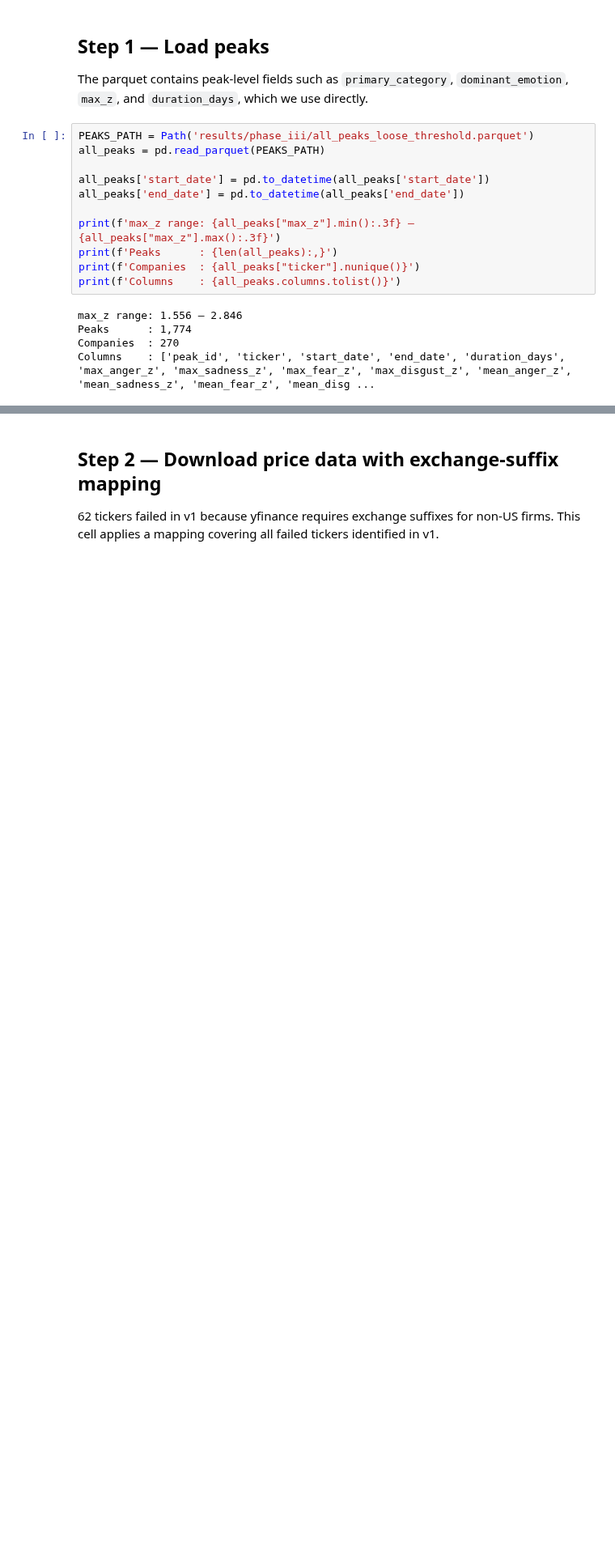
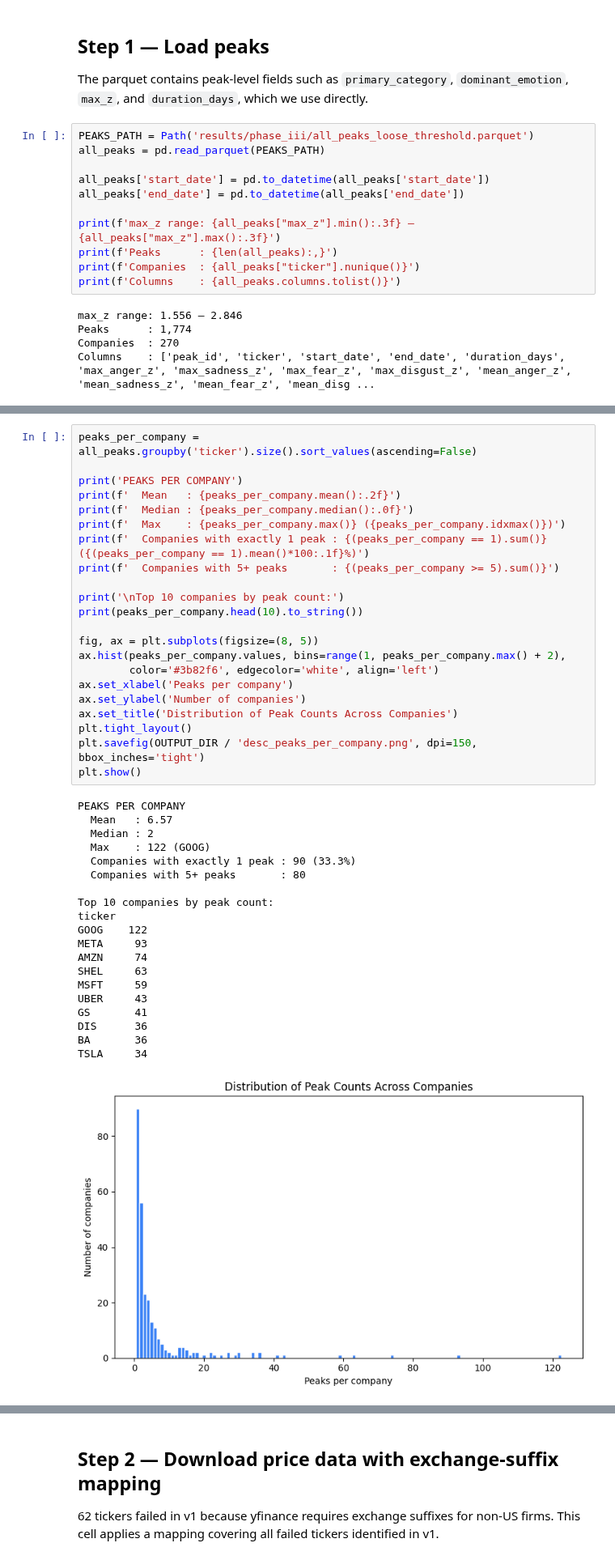
Before and after one commit to nkhanhle23/reputational-risk-pipeline, a Jupyter notebook: notebooks/31_event_study.ipynb, the cells around one changed output, grey strips where cells are left out. Shown at 81% size. Drawn from its saved outputs; the diff is of its cells as text; blank space fills up the shorter version.

```diff
--- a/notebooks/31_event_study.ipynb
+++ b/notebooks/31_event_study.ipynb
@@ -65,0 +71,43 @@ Columns    : ['peak_id', 'ticker', 'start_date', 'end_date', 'duration_days', 'm
+# %%
+peaks_per_company = all_peaks.groupby('ticker').size().sort_values(ascending=False)
+
+print('PEAKS PER COMPANY')
+print(f'  Mean   : {peaks_per_company.mean():.2f}')
+print(f'  Median : {peaks_per_company.median():.0f}')
+print(f'  Max    : {peaks_per_company.max()} ({peaks_per_company.idxmax()})')
+print(f'  Companies with exactly 1 peak : {(peaks_per_company == 1).sum()} ({(peaks_per_company == 1).mean()*100:.1f}%)')
+print(f'  Companies with 5+ peaks       : {(peaks_per_company >= 5).sum()}')
+
+print('\nTop 10 companies by peak count:')
+print(peaks_per_company.head(10).to_string())
+
+fig, ax = plt.subplots(figsize=(8, 5))
+ax.hist(peaks_per_company.values, bins=range(1, peaks_per_company.max() + 2),
+        color='#3b82f6', edgecolor='white', align='left')
+ax.set_xlabel('Peaks per company')
+ax.set_ylabel('Number of companies')
+ax.set_title('Distribution of Peak Counts Across Companies')
+plt.tight_layout()
+plt.savefig(OUTPUT_DIR / 'desc_peaks_per_company.png', dpi=150, bbox_inches='tight')
+plt.show()
+# %% [output]
+PEAKS PER COMPANY
+  Mean   : 6.57
+  Median : 2
+  Max    : 122 (GOOG)
+  Companies with exactly 1 peak : 90 (33.3%)
+  Companies with 5+ peaks       : 80
+
+Top 10 companies by peak count:
+ticker
+GOOG    122
+META     93
+AMZN     74
+SHEL     63
+MSFT     59
+UBER     43
+GS       41
+DIS      36
+BA       36
+TSLA     34
+[figure, added]
```
Also changed, not shown: parts of 19 cells of this notebook, 1 other file.
